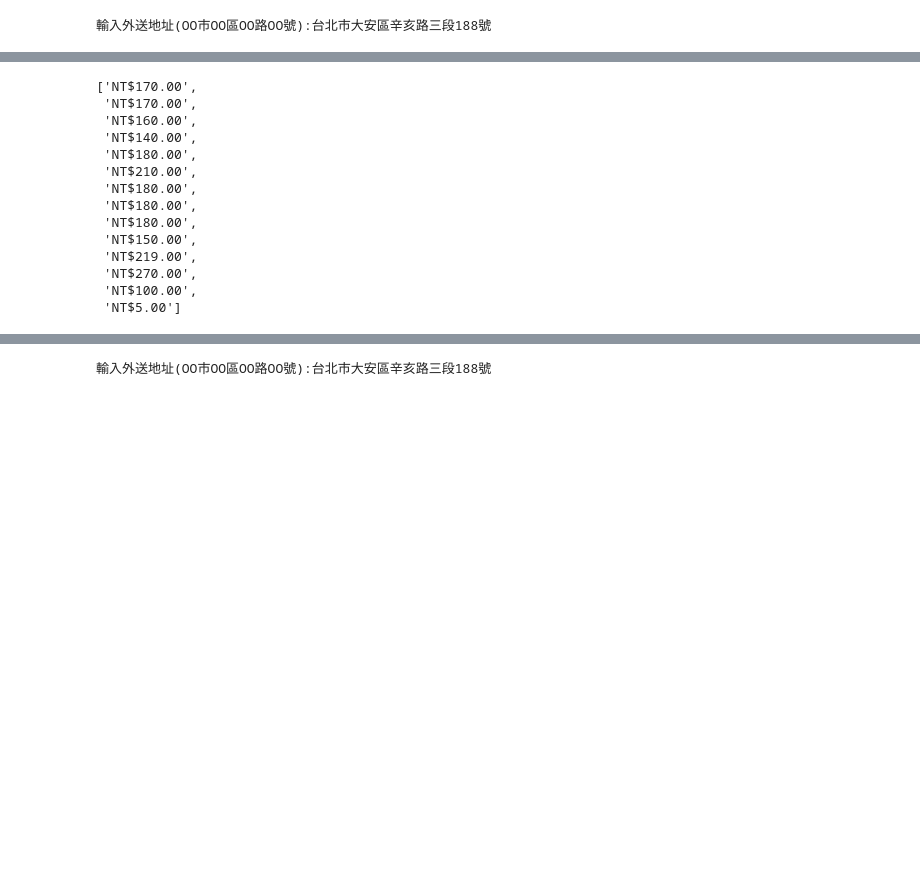
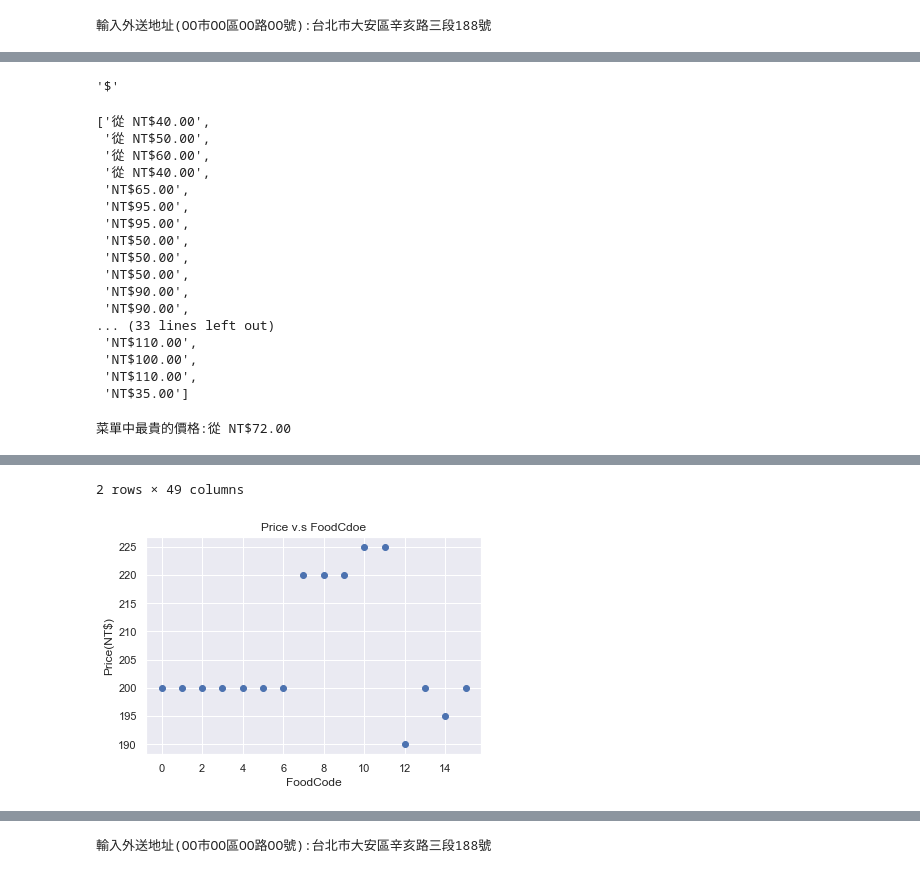
Before and after one commit to DysonMa/Food-Delivery-Platform-Crawler, a Jupyter notebook: FinalProject.ipynb, the cells around one changed output, grey strips where cells are left out. Saved outputs shown, nothing was run; the diff lists cells and outputs as text; code cells hidden in the pictures; blank space fills up the shorter version.

```diff
--- a/FinalProject.ipynb
+++ b/FinalProject.ipynb
@@ -14,7 +14,7 @@ from selenium.webdriver.common.keys import Keys
 address = input("輸入外送地址(OO市OO區OO路OO號):")
 
 # selenium 開啟瀏覽器
-driver = webdriver.Chrome()
+driver = webdriver.Chrome('C:\\Users\\Administrator\\Python NTU\\FinalProject\\chromedriver.exe')
 driver.get("https://www.foodpanda.com.tw/")
 # driver.maximize_window()
 
@@ -30,7 +30,7 @@ time.sleep(1)
 python_button = driver.find_elements_by_xpath("//*[@id='delivery-information-postal-index-form']/div[2]/button[1]")[0]
 python_button.click()
 
-time.sleep(1)
+time.sleep(8)
 
 #分頁
 # python_button = driver.find_element_by_xpath("//*[@id='filters-react-root']/aside/div[1]")
@@ -40,18 +40,20 @@ time.sleep(1)
 # element.send_keys(restaurant)
 # element.send_keys(Keys.ENTER)
 
-time.sleep(1)
+# time.sleep(1)
 
 #抓取本頁URL並關閉瀏覽器
 html = driver.find_element_by_css_selector("*").get_attribute("outerHTML")
 doc = pq(html)
 
-driver.close()
+time.sleep(1)
 
 # 地址例外處理
 if (doc("section.vendor-list-section.opened > ul > li").text()==""):
     print("----------------------------------------------------------------------------------------------")
     print("Oops! Something Wrong!\nTry to Key in the 'detail'(完整的) address!")
+else:
+    driver.close()
 # %% [output]
 輸入外送地址(OO市OO區OO路OO號):台北市大安區辛亥路三段188號
 # %%
@@ -98,7 +100,7 @@ if NoStars[0] != []:
         foodDict_By_Stars[NoStars[0][i]] = "0"
 
 # 星星字串 -> 星星數量(float)
-for i in range(len(foodDict_By_Stars)):
+for i in range(len(foodDict_By_Stars)+1):
     foodDict_By_Stars[foodList[i]] = float(foodDict_By_Stars[foodList[i]])
 # %%
 # 輸入想吃的種類
@@ -285,6 +273,8 @@ https://www.foodpanda.com.tw/restaurant/y0xb/ji-de-la
 -------------------------------------
 # %%
 # 選定某家餐廳
+import pandas as pd
+
 chooseRest = input("輸入確定訂購的餐廳名稱: ")
 print()
 if chooseRest not in foodList:
@@ -334,6 +324,7 @@ else:
         del priceList[0]
 
     # 輸出資料
+    EatList = []
     for i in range(len(nameList)):
         if descripList[i] == "":
             descripList[i] = "無"
@@ -342,4 +333,7 @@ else:
         print("價格: \033[7;33m {} \033[0m\n".format(priceList[i]))
         print("-"*100)
         print()
+
+        EatList.append([nameList[i],float(priceList[i].split('從NT$')[-1])])
+        pd.DataFrame(nameList,priceList)
 # %% [output]
@@ -429,17 +366,24 @@ nameList
+# %%
+matchObj[0]
+# %% [output]
+'$'
 # %%
 priceList
 # %% [output]
-['NT$170.00',
- 'NT$170.00',
- 'NT$160.00',
- 'NT$140.00',
- 'NT$180.00',
- 'NT$210.00',
- 'NT$180.00',
- 'NT$180.00',
- 'NT$180.00',
- 'NT$150.00',
- 'NT$219.00',
- 'NT$270.00',
+['從 NT$40.00',
+ '從 NT$50.00',
+ '從 NT$60.00',
+ '從 NT$40.00',
+ 'NT$65.00',
+ 'NT$95.00',
+ 'NT$95.00',
+ 'NT$50.00',
+ 'NT$50.00',
+ 'NT$50.00',
+ 'NT$90.00',
+ 'NT$90.00',
+... (33 lines left out)
+ 'NT$110.00',
  'NT$100.00',
- 'NT$5.00']
+ 'NT$110.00',
+ 'NT$35.00']
@@ -447,0 +390,22 @@ priceList
+# %%
+import matplotlib as mlp
+from matplotlib import pyplot as plt
+import numpy as np
+import seaborn as sbs; sbs.set()
+import pandas as pd
+
+
+drawEat = []
+for i in range(len(EatList)):
+    drawEat.append(EatList[i][1])
+
+N = np.arange(16)
+plt.scatter(N,eat)
+plt.title('Price v.s FoodCdoe')
+plt.ylabel('Price(NT$)')
+plt.xlabel('FoodCode');
+
+print('菜單中最貴的價格:'+max(priceList))
+pd.DataFrame([nameList,priceList])
+# %% [output]
+菜單中最貴的價格:從 NT$72.00
@@ -447,0 +415,2 @@ priceList
+2 rows × 49 columns
+[figure, added]
```
Also changed, not shown: parts of 31 cells of this notebook.
